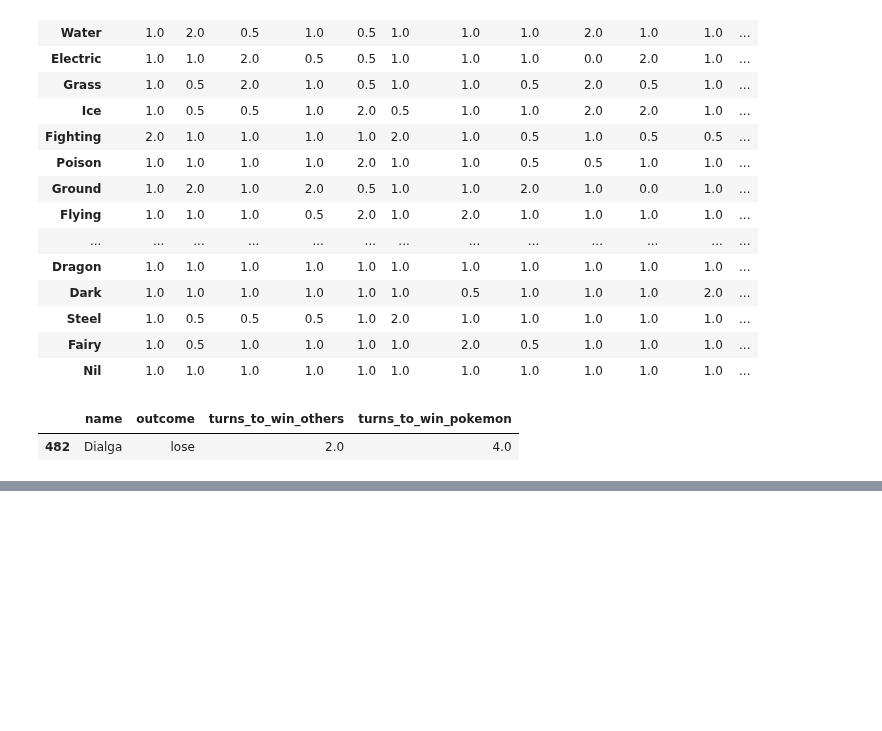
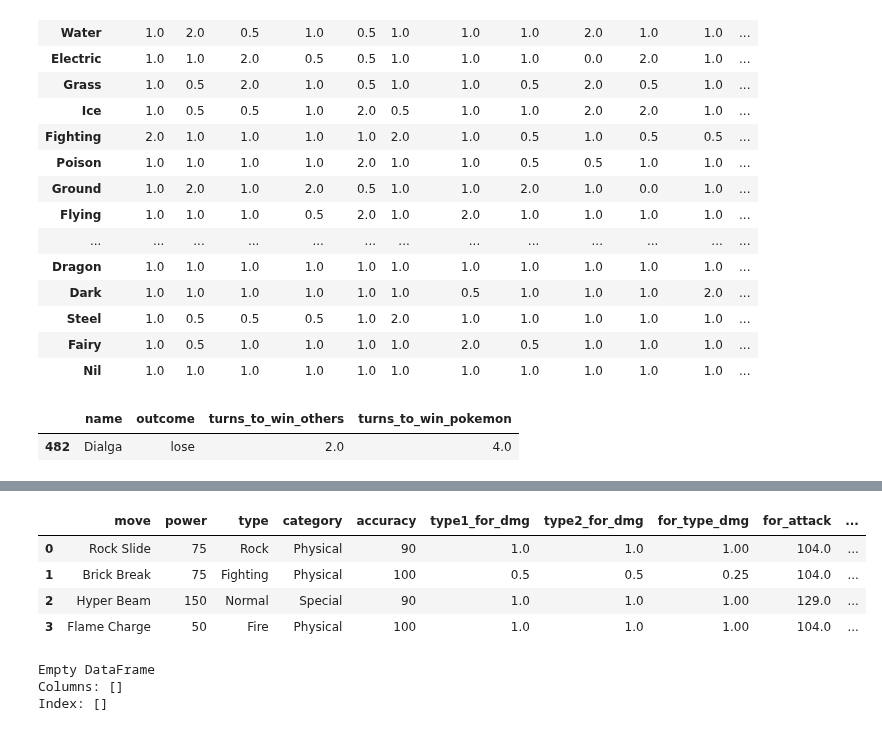
Before and after one commit to Anuroopa12x/Pokemon_Data_Analysis, a Jupyter notebook: stimulation_try.ipynb, the cells around one changed output, grey strips where cells are left out. Saved outputs shown, nothing was run; the diff lists cells and outputs as text; code cells hidden in the pictures; blank space fills up the shorter version.

```diff
--- a/stimulation_try.ipynb
+++ b/stimulation_try.ipynb
@@ -418,0 +444,2 @@ pd.DataFrame({"name": "Greninja", "moves": (moves)}, columns = ["name", "moves"]
+# %%
+for_move_data, for_speed, for_hp, against_move_data, against_speed, against_hp = stimulation_basedon_moves(details, type_chart, moves, "Gardevoir", "Charizard")
@@ -418,0 +459,16 @@ pd.DataFrame({"name": "Greninja", "moves": (moves)}, columns = ["name", "moves"]
+# %%
+against_move_data
+# %% [output]
+|  | move | power | type | category | accuracy | type1_for_dmg | type2_for_dmg | for_type_dmg | for_attack | ... |
+| 0 | Rock Slide | 75 | Rock | Physical | 90 | 1.0 | 1.0 | 1.00 | 104.0 | ... |
+| 1 | Brick Break | 75 | Fighting | Physical | 100 | 0.5 | 0.5 | 0.25 | 104.0 | ... |
+| 2 | Hyper Beam | 150 | Normal | Special | 90 | 1.0 | 1.0 | 1.00 | 129.0 | ... |
+| 3 | Flame Charge | 50 | Fire | Physical | 100 | 1.0 | 1.0 | 1.00 | 104.0 | ... |
+# %%
+s = pd.DataFrame()
+if s.empty:
+    print(s)
+# %% [output]
+Empty DataFrame
+Columns: []
+Index: []
```
Also changed, not shown: parts of 24 cells of this notebook, 5 other files.
